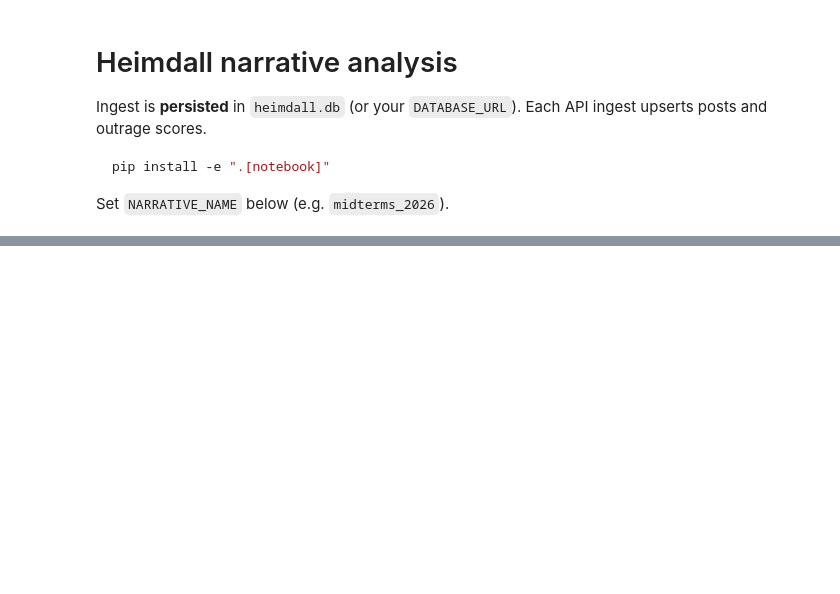
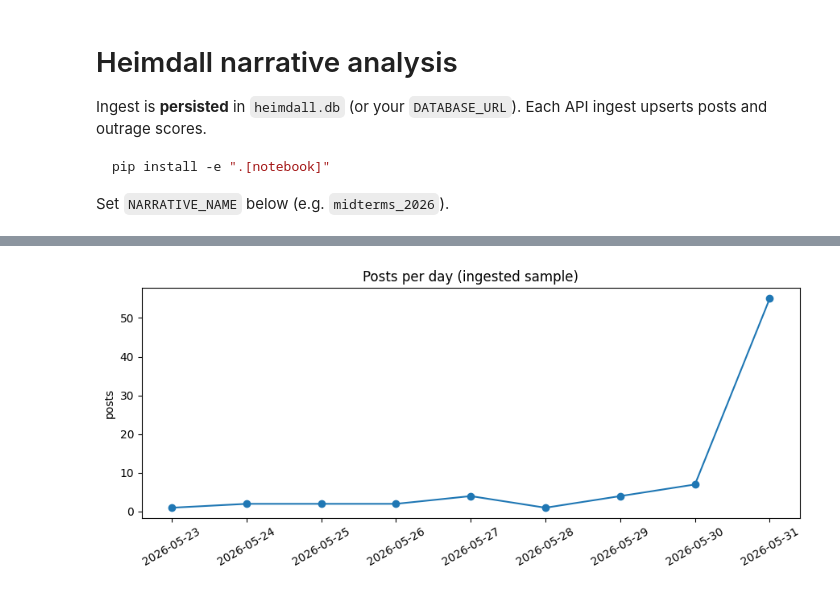
Before and after one commit to saptreekly/Project-Heimdall, a Jupyter notebook: notebooks/analyze_narrative.ipynb, the cells around one changed output, grey strips where cells are left out. Cells and saved outputs as stored; diff of their text form; code cells hidden in the pictures; blank space fills up the shorter version.

```diff
--- a/notebooks/analyze_narrative.ipynb
+++ b/notebooks/analyze_narrative.ipynb
@@ -92,17 +135,19 @@ repeat_authors.head(15)
 # %%
 if not posts.empty and posts["posted_at"].notna().any():
     daily = (
         posts.set_index("posted_at")
         .resample("D")
         .size()
         .rename("posts")
         .reset_index()
     )
     fig, ax = plt.subplots(figsize=(9, 4))
     ax.plot(daily["posted_at"], daily["posts"], marker="o")
     ax.set_title("Posts per day (ingested sample)")
     ax.set_ylabel("posts")
     plt.xticks(rotation=30)
     plt.tight_layout()
     plt.show()
-    daily
+    print(daily.to_string(index=False))
+# %% [output]
+[figure, added]
```
Also changed, not shown: parts of 6 cells of this notebook, 2 other files.
